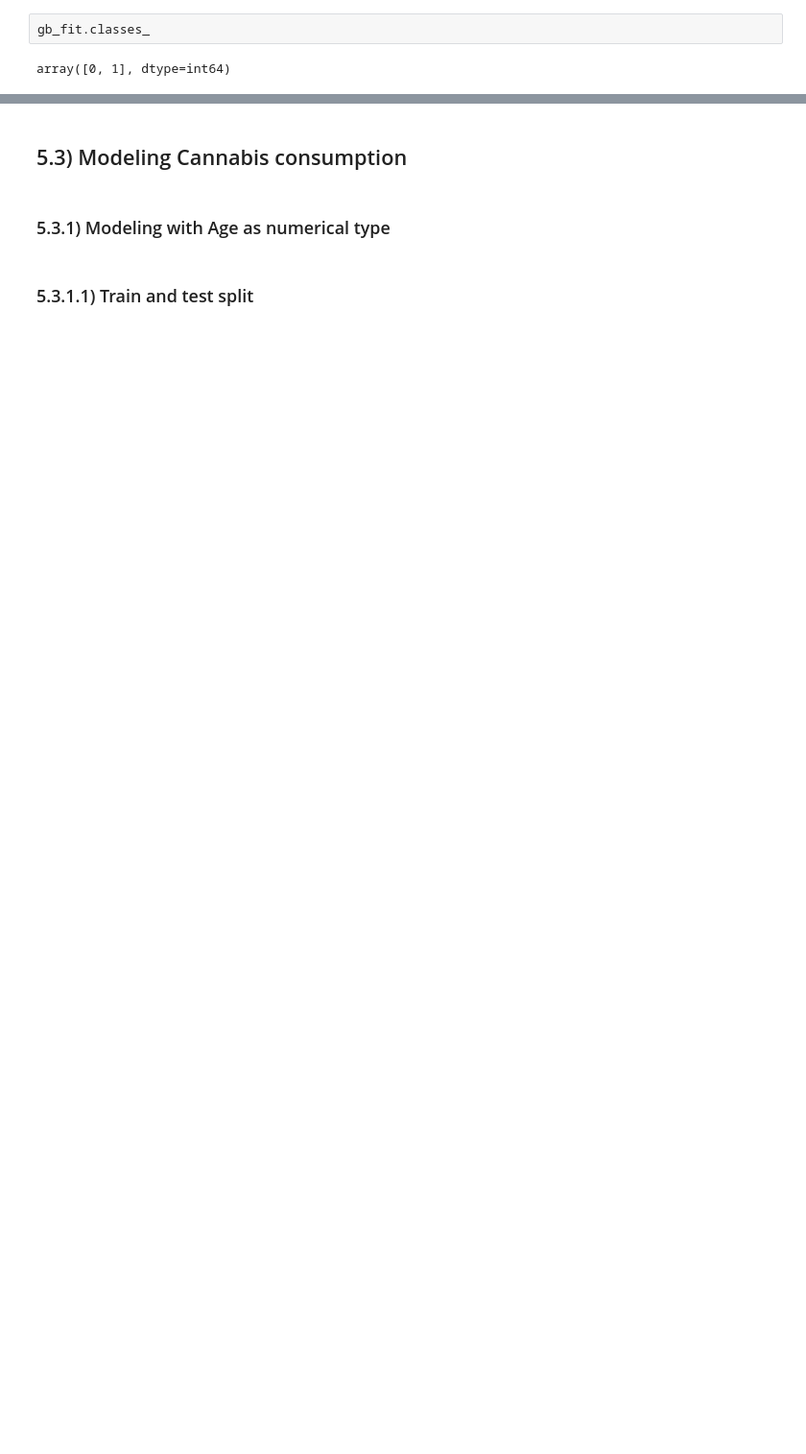
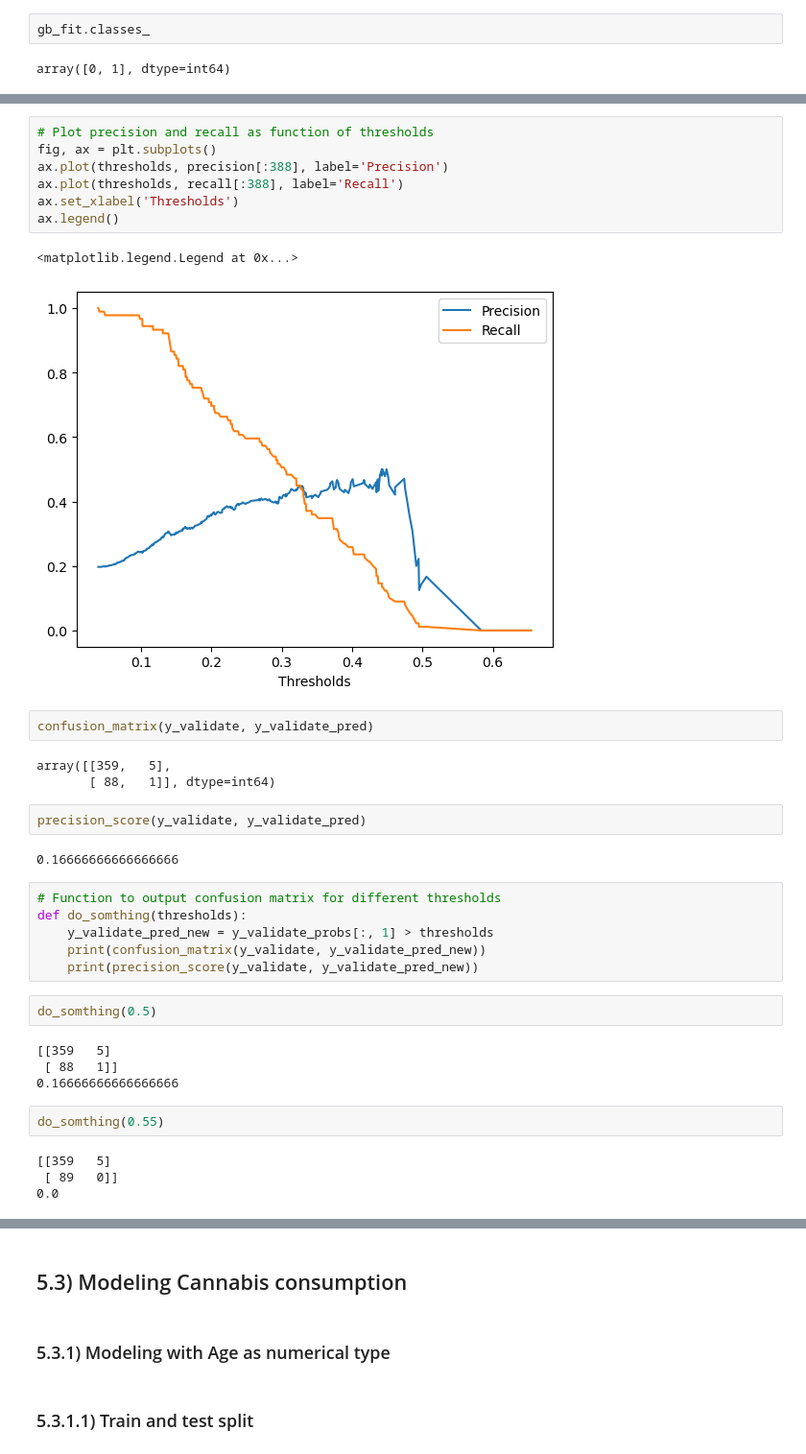
Before and after one commit to thanhn1/Capstone-Two, a Jupyter notebook: Notebooks/Step5_modeling.ipynb, the cells around one changed output, grey strips where cells are left out. Shown at 96% size. Cells and saved outputs as stored; diff of their text form; blank space fills up the shorter version.

```diff
--- a/Notebooks/Step5_modeling.ipynb
+++ b/Notebooks/Step5_modeling.ipynb
@@ -1055,0 +1206,37 @@ Name: Amyl_user, dtype: float64
+# %%
+# Plot precision and recall as function of thresholds
+fig, ax = plt.subplots()
+ax.plot(thresholds, precision[:388], label='Precision')
+ax.plot(thresholds, recall[:388], label='Recall')
+ax.set_xlabel('Thresholds')
+ax.legend()
+# %% [output]
+<matplotlib.legend.Legend at 0x...>
+[figure, added]
+# %%
+confusion_matrix(y_validate, y_validate_pred)
+# %% [output]
+array([[359,   5],
+       [ 88,   1]], dtype=int64)
+# %%
+precision_score(y_validate, y_validate_pred)
+# %% [output]
+0.16666666666666666
+# %%
+# Function to output confusion matrix for different thresholds
+def do_somthing(thresholds):
+    y_validate_pred_new = y_validate_probs[:, 1] > thresholds
+    print(confusion_matrix(y_validate, y_validate_pred_new))
+    print(precision_score(y_validate, y_validate_pred_new))
+# %%
+do_somthing(0.5)
+# %% [output]
+[[359   5]
+ [ 88   1]]
+0.16666666666666666
+# %%
+do_somthing(0.55)
+# %% [output]
+[[359   5]
+ [ 89   0]]
+0.0
```
Also changed, not shown: parts of 162 cells of this notebook.
